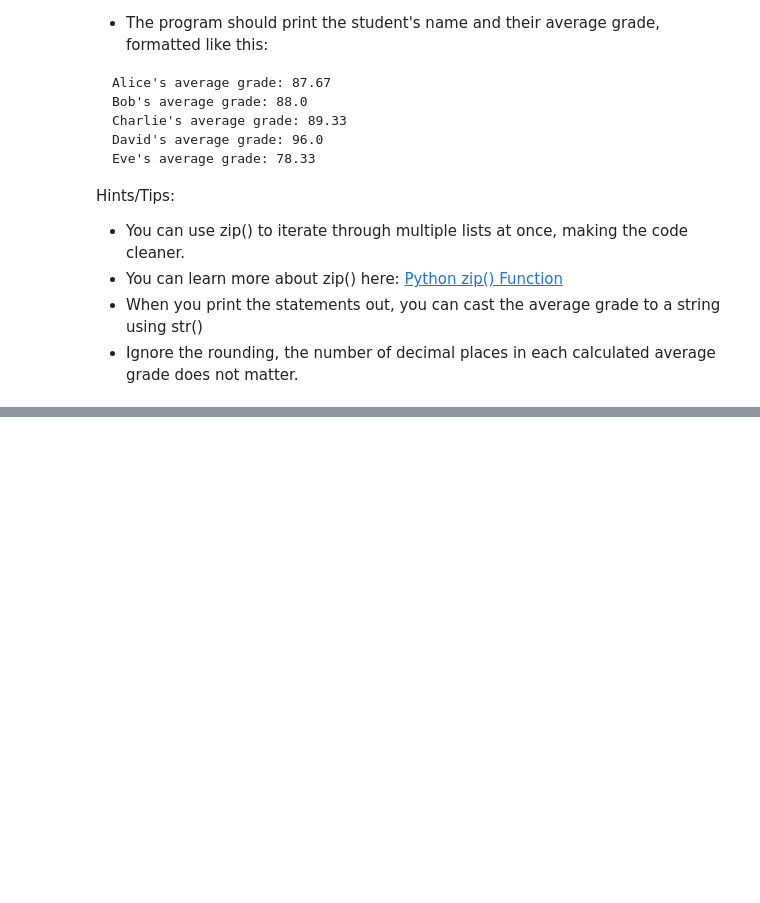
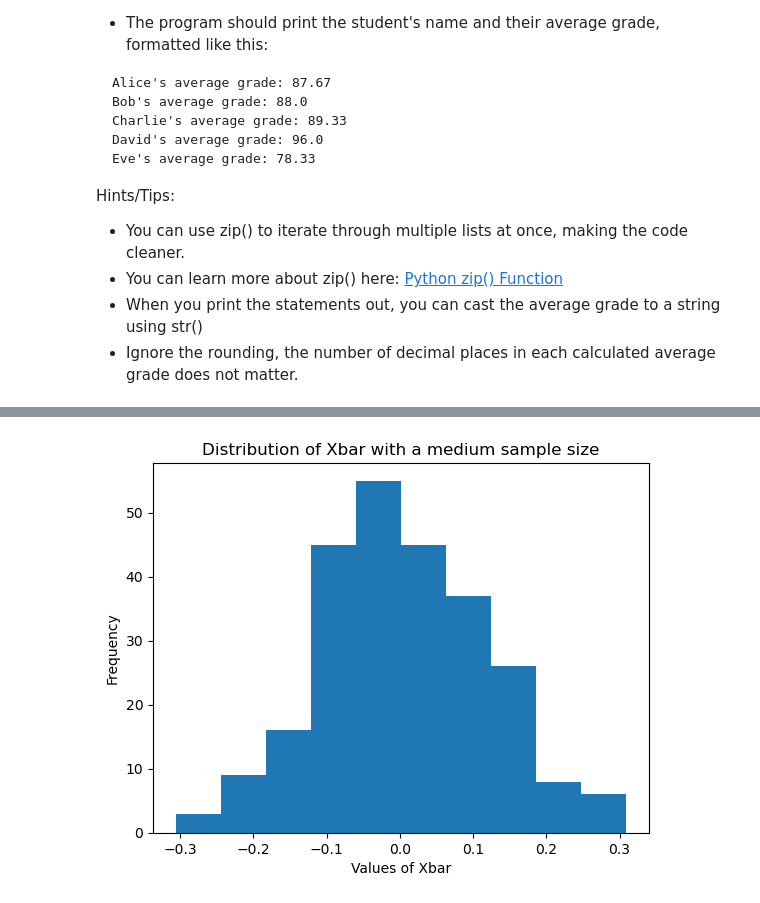
Before and after one commit to zoe-liu-724/qtm151spring2025, a Jupyter notebook: assignment 4/assignment4.ipynb, the cells around one changed output, grey strips where cells are left out. Cells and saved outputs as stored; diff of their text form; code cells hidden in the pictures; blank space fills up the shorter version.

```diff
--- a/assignment 4/assignment4.ipynb
+++ b/assignment 4/assignment4.ipynb
@@ -170,0 +192,20 @@ plt.show()
+# %%
+#Medium sample
+num_simulations = 250
+sample_size     = 100
+
+vec_xbar = [None] * num_simulations
+
+for iteration in range(num_simulations):
+    vec_unif  = np.random.uniform(low = -2, high=2, size = sample_size)
+    vec_xbar[iteration] = vec_unif.mean()
+
+vec_xbar
+
+plt.hist(vec_xbar)
+plt.title("Distribution of Xbar with a medium sample size")
+plt.ylabel("Frequency")
+plt.xlabel("Values of Xbar")
+plt.show()
+# %% [output]
+[figure, added]
```
Also changed, not shown: parts of 14 cells of this notebook, 4 other files.
